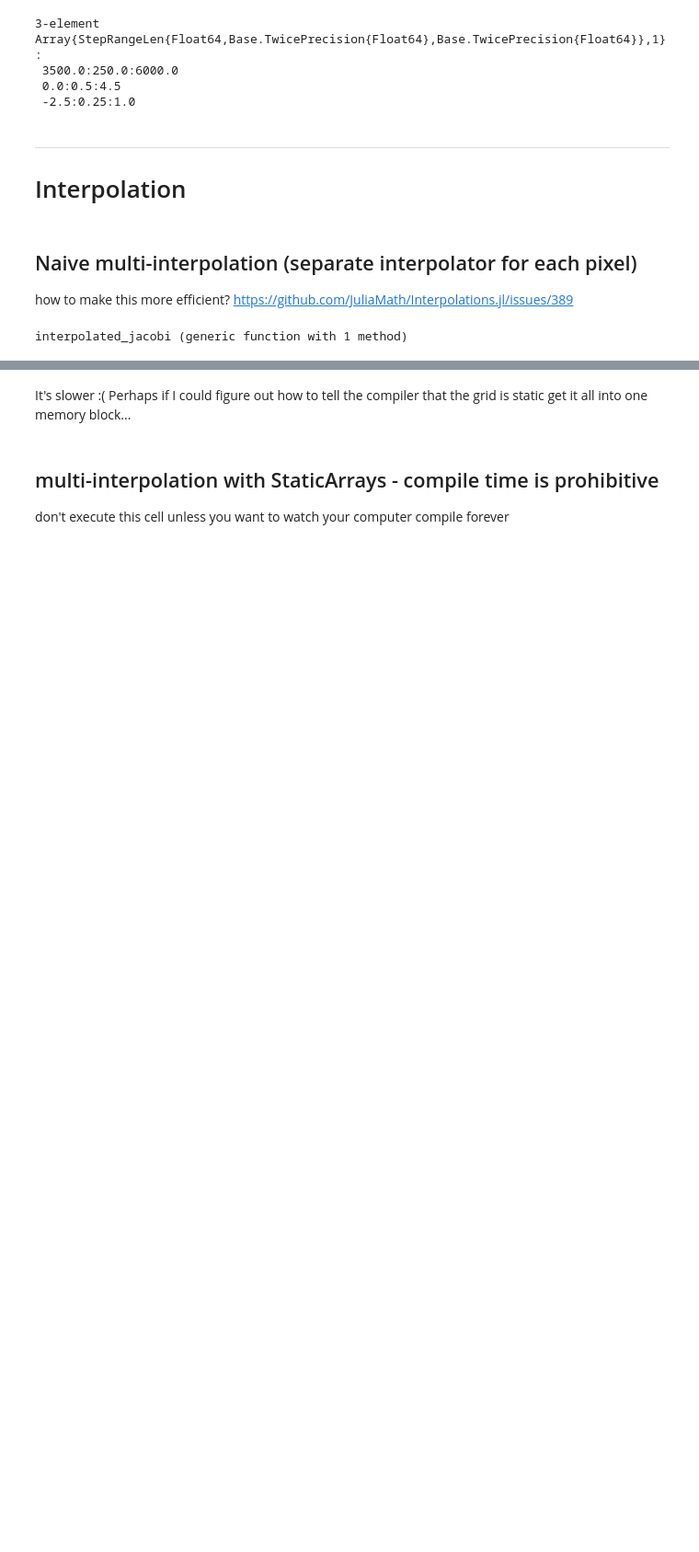
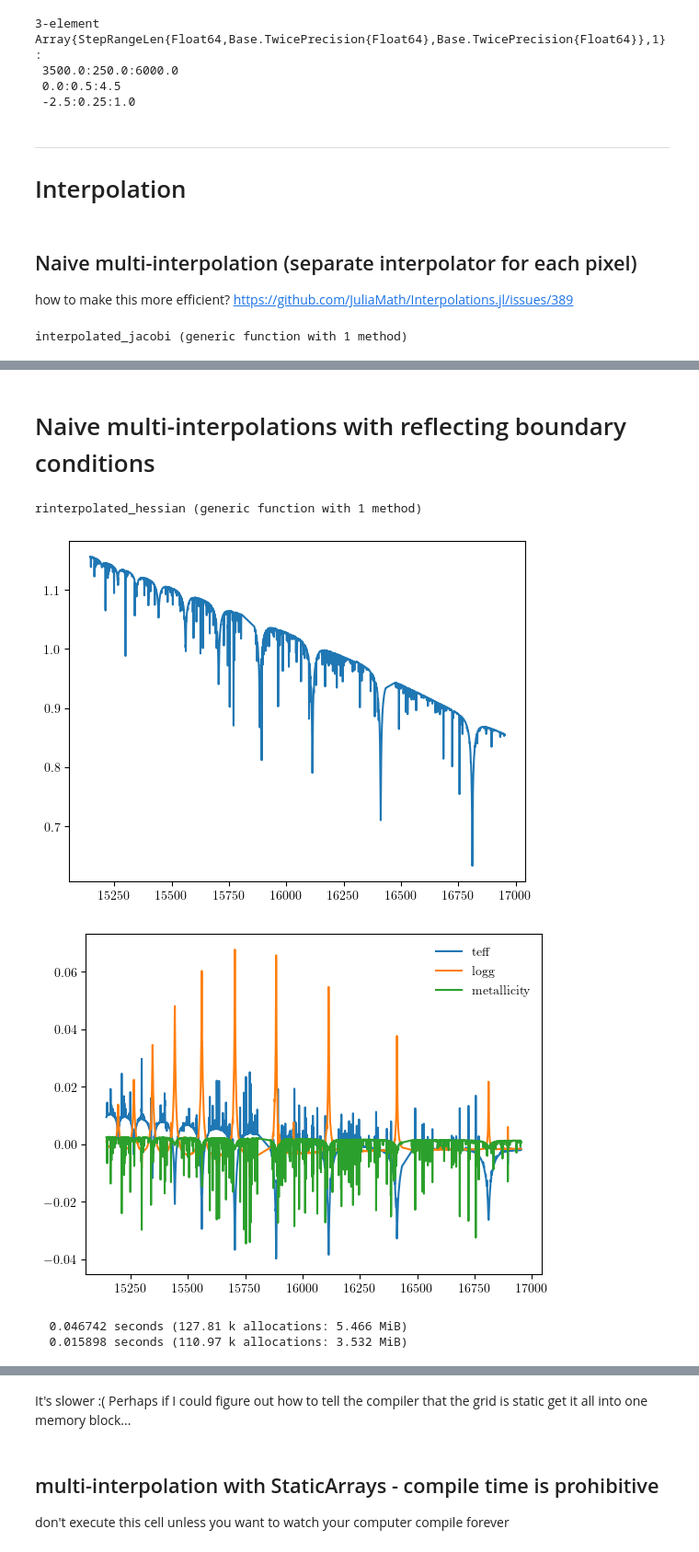
Before and after one commit to ajwheeler/mwm_analysis_playground, a Jupyter notebook: Interpolate.ipynb, the cells around one changed output, grey strips where cells are left out. Shown at 92% size. Cells and saved outputs as stored; diff of their text form; code cells hidden in the pictures; blank space fills up the shorter version.

```diff
--- a/Interpolate.ipynb
+++ b/Interpolate.ipynb
@@ -56,0 +57,34 @@ legend(lines, param_names)
+# %% [markdown]
+# Naive multi-interpolations with reflecting boundary conditions
+# %%
+ritps = [scale(interpolate(grid[i, :, :, :], BSpline(Cubic(Reflect(OnGrid())))), ranges...) for i in 1:size(grid, 1)]
+rinterpolate_spectrum(x) = [itp(x...) for itp in ritps]
+function rinterpolated_jacobi(x)
+    J = Matrix(undef, size(grid, 1), length(x))
+    for (λ, itp) in enumerate(ritps)
+        Interpolations.gradient!(view(J,λ,:), itp, x...)
+    end
+    J
+end
+function rinterpolated_hessian(x)
+    H = Matrix(undef, size(grid, 1), length(x), length(x))
+    for (λ, itp) in enumerate(ritps)
+        Interpolations.hessian!(view(H,λ,:,:), itp, x...)
+    end
+    H
+end
+# %% [output]
+rinterpolated_hessian (generic function with 1 method)
+# %%
+x = reverse([-1.12, 2.225, 5571.3])
+plot(wls, @time rinterpolate_spectrum(x))
+
+figure()
+lines = plot(wls, (@time rinterpolated_jacobi(x)).* steps')
+legend(lines, param_names)
+;
+# %% [output]
+[figure, added]
+[figure, added]
+  0.046742 seconds (127.81 k allocations: 5.466 MiB)
+  0.015898 seconds (110.97 k allocations: 3.532 MiB)
```
Also changed, not shown: parts of 17 cells of this notebook, 1 other file.
